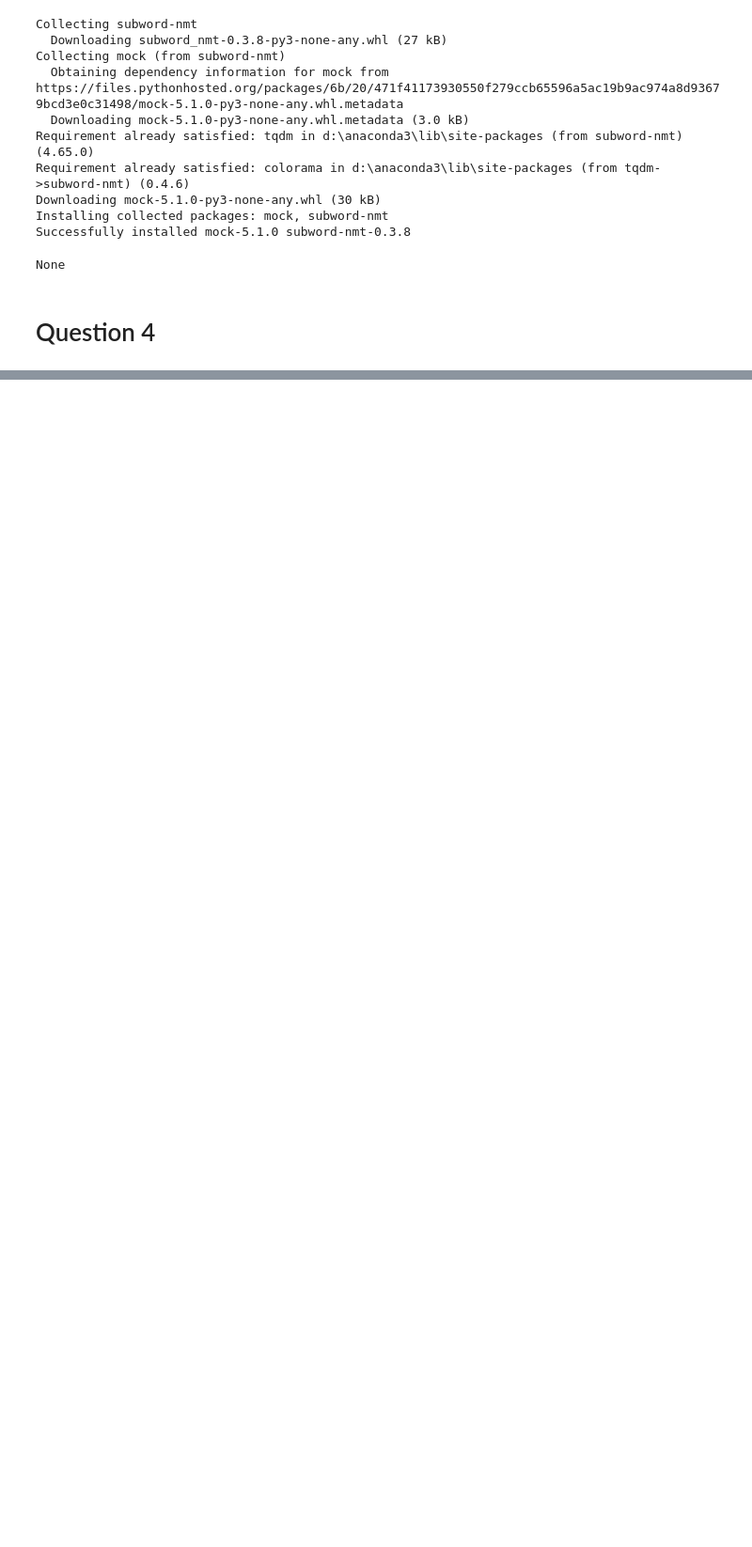
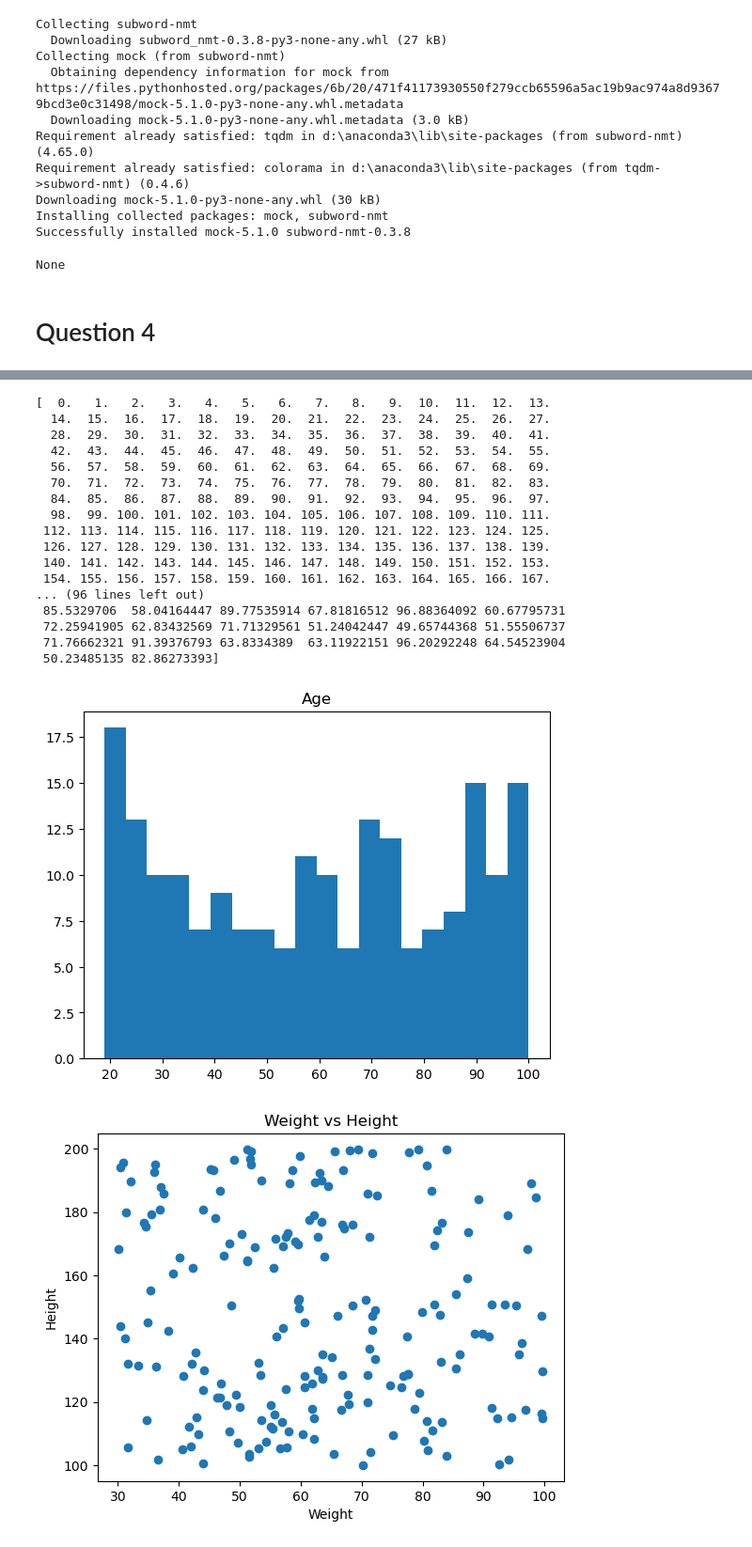
Before and after one commit to Glanceman/Python-Learning, a Jupyter notebook: CS5481/Assignment_1/Assignment1.ipynb, the cells around one changed output, grey strips where cells are left out. Shown at 94% size. Cells and saved outputs as stored; diff of their text form; code cells hidden in the pictures; blank space fills up the shorter version.

```diff
--- a/CS5481/Assignment_1/Assignment1.ipynb
+++ b/CS5481/Assignment_1/Assignment1.ipynb
@@ -266,0 +277,53 @@ None
+# %%
+#2
+user_id:np.ndarray =np.empty(shape=(0,1))
+age:np.ndarray = np.empty(shape=(0,1))
+sex:np.ndarray = np.empty(shape=(0,1))
+height:np.ndarray = np.empty(shape=(0,1))
+weight:np.ndarray= np.empty(shape=(0,1))
+for i in range(0,200):
+    user_id= np.append(user_id,i)
+    sex = np.append(sex, "M" if random.random()>0.5 else "F")
+    height = np.append(height, random.random()*100+100)
+    weight=np.append(weight,random.random()*70+30)
+    age = np.append(age,round(random.random()*82+18))
+
+print("{} : {} : {} : {} : {}".format(user_id,age,sex,height,weight))
+
+#plot histogram
+plt.title("Age")
+plt.hist(age, bins=20)
+plt.show()
+
+# plot height, weight
+plt.scatter(weight,height)
+plt.title("Weight vs Height")
+plt.xlabel("Weight")
+plt.ylabel("Height")
+plt.show()
+
+# plot sex
+plt.pie(np.array([np.count_nonzero(sex == "M"),np.count_nonzero(sex == "F")]),labels=["Male","Female"])
+plt.title("Sex")
+plt.legend()
+plt.show()
+# %% [output]
+[  0.   1.   2.   3.   4.   5.   6.   7.   8.   9.  10.  11.  12.  13.
+  14.  15.  16.  17.  18.  19.  20.  21.  22.  23.  24.  25.  26.  27.
+  28.  29.  30.  31.  32.  33.  34.  35.  36.  37.  38.  39.  40.  41.
+  42.  43.  44.  45.  46.  47.  48.  49.  50.  51.  52.  53.  54.  55.
+  56.  57.  58.  59.  60.  61.  62.  63.  64.  65.  66.  67.  68.  69.
+  70.  71.  72.  73.  74.  75.  76.  77.  78.  79.  80.  81.  82.  83.
+  84.  85.  86.  87.  88.  89.  90.  91.  92.  93.  94.  95.  96.  97.
+  98.  99. 100. 101. 102. 103. 104. 105. 106. 107. 108. 109. 110. 111.
+ 112. 113. 114. 115. 116. 117. 118. 119. 120. 121. 122. 123. 124. 125.
+ 126. 127. 128. 129. 130. 131. 132. 133. 134. 135. 136. 137. 138. 139.
+ 140. 141. 142. 143. 144. 145. 146. 147. 148. 149. 150. 151. 152. 153.
+ 154. 155. 156. 157. 158. 159. 160. 161. 162. 163. 164. 165. 166. 167.
+... (96 lines left out)
+ 85.5329706  58.04164447 89.77535914 67.81816512 96.88364092 60.67795731
+ 72.25941905 62.83432569 71.71329561 51.24042447 49.65744368 51.55506737
+ 71.76662321 91.39376793 63.8334389  63.11922151 96.20292248 64.54523904
+ 50.23485135 82.86273393]
+[figure, added]
+[figure, added]
```
Also changed, not shown: parts of 4 cells of this notebook, 9 other files.
